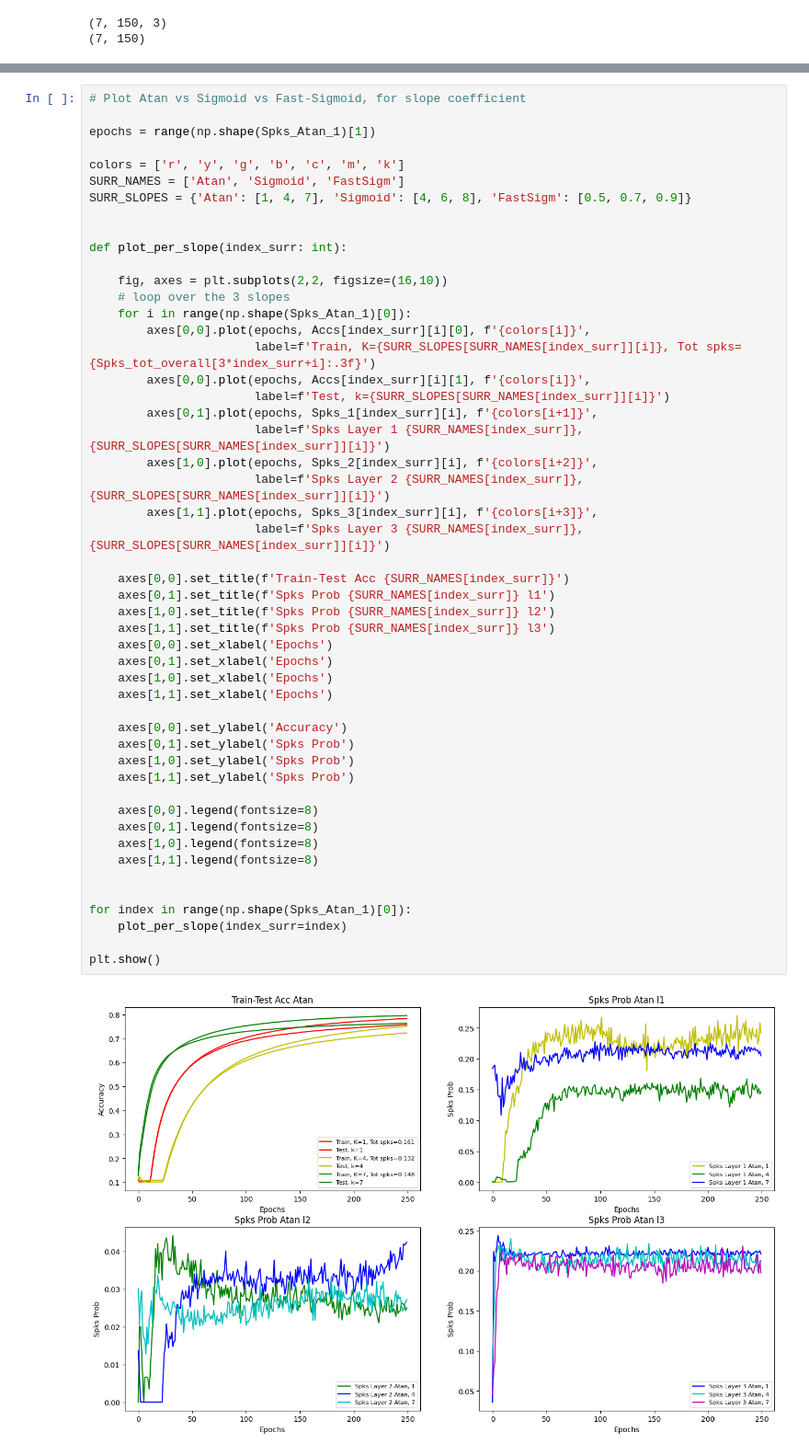
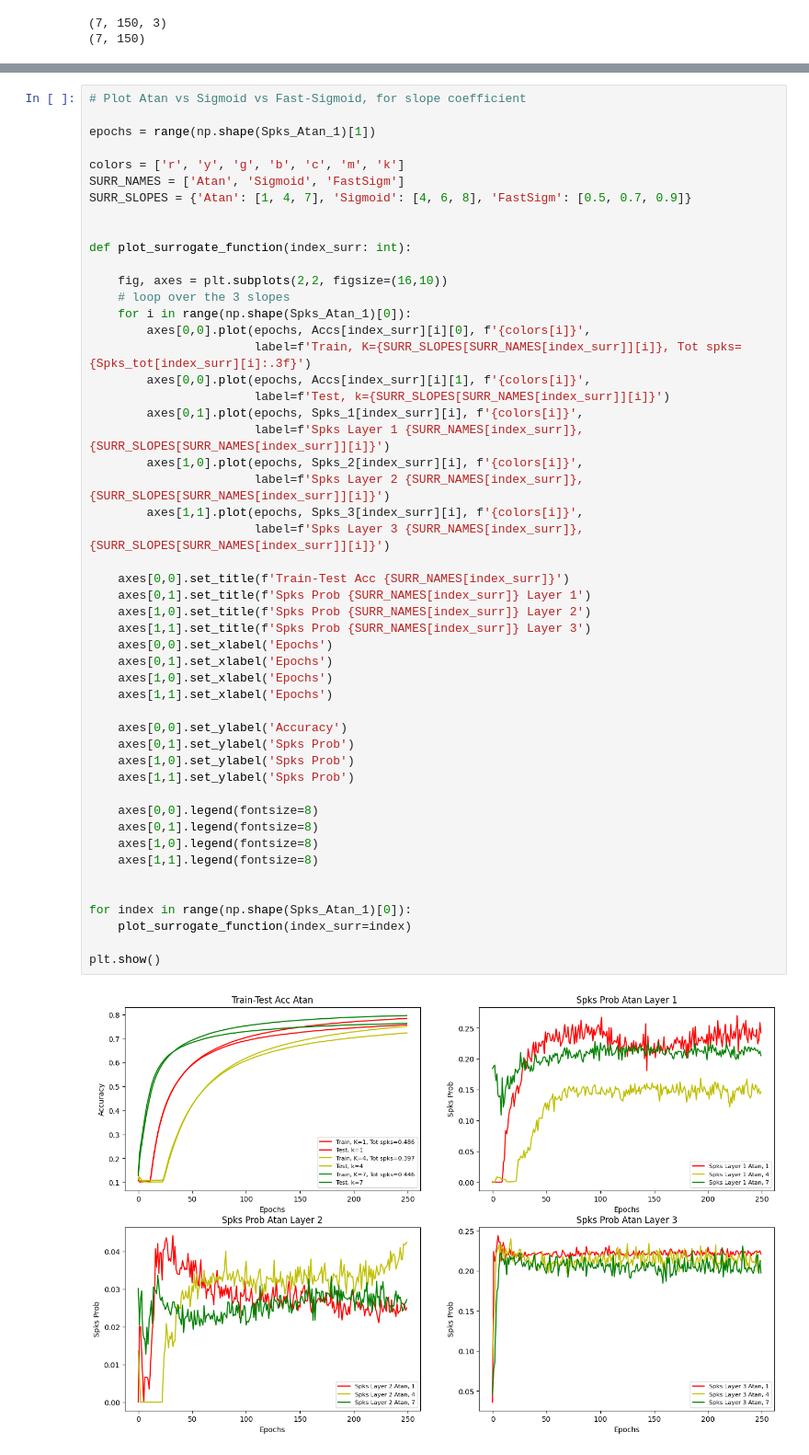
Before and after one commit to LucaFrat/Research_Intern_SNN, a Jupyter notebook: Visualize.ipynb, the cells around one changed output, grey strips where cells are left out. Shown at 92% size. Drawn from its saved outputs; the diff is of its cells as text.

Commit message:
Visulize second analyses, fix tot spks prob in previous analyses

```diff
--- a/Visualize.ipynb
+++ b/Visualize.ipynb
@@ -215,45 +222,45 @@ SURR_NAMES = ['Atan', 'Sigmoid', 'FastSigm']
 SURR_SLOPES = {'Atan': [1, 4, 7], 'Sigmoid': [4, 6, 8], 'FastSigm': [0.5, 0.7, 0.9]}
 
 
-def plot_per_slope(index_surr: int):
+def plot_surrogate_function(index_surr: int):
 
     fig, axes = plt.subplots(2,2, figsize=(16,10))
     # loop over the 3 slopes
     for i in range(np.shape(Spks_Atan_1)[0]):
         axes[0,0].plot(epochs, Accs[index_surr][i][0], f'{colors[i]}',
-                       label=f'Train, K={SURR_SLOPES[SURR_NAMES[index_surr]][i]}, Tot spks={Spks_tot_overall[3*index_surr+i]:.3f}')
+                       label=f'Train, K={SURR_SLOPES[SURR_NAMES[index_surr]][i]}, Tot spks={Spks_tot[index_surr][i]:.3f}')
         axes[0,0].plot(epochs, Accs[index_surr][i][1], f'{colors[i]}',
                        label=f'Test, k={SURR_SLOPES[SURR_NAMES[index_surr]][i]}')
-        axes[0,1].plot(epochs, Spks_1[index_surr][i], f'{colors[i+1]}',
+        axes[0,1].plot(epochs, Spks_1[index_surr][i], f'{colors[i]}',
                        label=f'Spks Layer 1 {SURR_NAMES[index_surr]}, {SURR_SLOPES[SURR_NAMES[index_surr]][i]}')
-        axes[1,0].plot(epochs, Spks_2[index_surr][i], f'{colors[i+2]}',
+        axes[1,0].plot(epochs, Spks_2[index_surr][i], f'{colors[i]}',
                        label=f'Spks Layer 2 {SURR_NAMES[index_surr]}, {SURR_SLOPES[SURR_NAMES[index_surr]][i]}')
-        axes[1,1].plot(epochs, Spks_3[index_surr][i], f'{colors[i+3]}',
+        axes[1,1].plot(epochs, Spks_3[index_surr][i], f'{colors[i]}',
                        label=f'Spks Layer 3 {SURR_NAMES[index_surr]}, {SURR_SLOPES[SURR_NAMES[index_surr]][i]}')
 
     axes[0,0].set_title(f'Train-Test Acc {SURR_NAMES[index_surr]}')
-    axes[0,1].set_title(f'Spks Prob {SURR_NAMES[index_surr]} l1')
-    axes[1,0].set_title(f'Spks Prob {SURR_NAMES[index_surr]} l2')
-    axes[1,1].set_title(f'Spks Prob {SURR_NAMES[index_surr]} l3')
+    axes[0,1].set_title(f'Spks Prob {SURR_NAMES[index_surr]} Layer 1')
+    axes[1,0].set_title(f'Spks Prob {SURR_NAMES[index_surr]} Layer 2')
+    axes[1,1].set_title(f'Spks Prob {SURR_NAMES[index_surr]} Layer 3')
     axes[0,0].set_xlabel('Epochs')
     axes[0,1].set_xlabel('Epochs')
     axes[1,0].set_xlabel('Epochs')
     axes[1,1].set_xlabel('Epochs')
 
     axes[0,0].set_ylabel('Accuracy')
     axes[0,1].set_ylabel('Spks Prob')
     axes[1,0].set_ylabel('Spks Prob')
     axes[1,1].set_ylabel('Spks Prob')
 
     axes[0,0].legend(fontsize=8)
     axes[0,1].legend(fontsize=8)
     axes[1,0].legend(fontsize=8)
     axes[1,1].legend(fontsize=8)
 
 
 for index in range(np.shape(Spks_Atan_1)[0]):
-    plot_per_slope(index_surr=index)
+    plot_surrogate_function(index_surr=index)
 
 plt.show()
 # %% [output]
-[figure, old version]
+[figure, new version]
```
Also changed, not shown: parts of 4 cells of this notebook.
